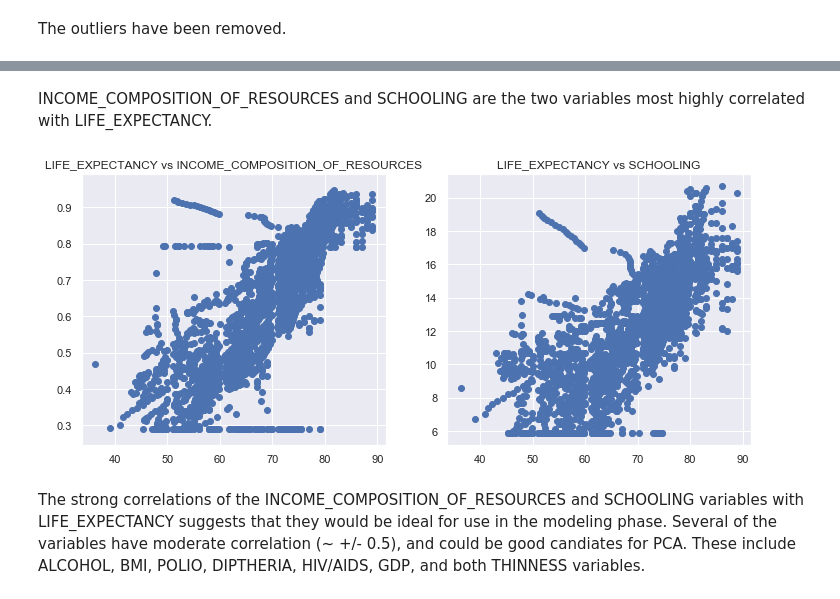
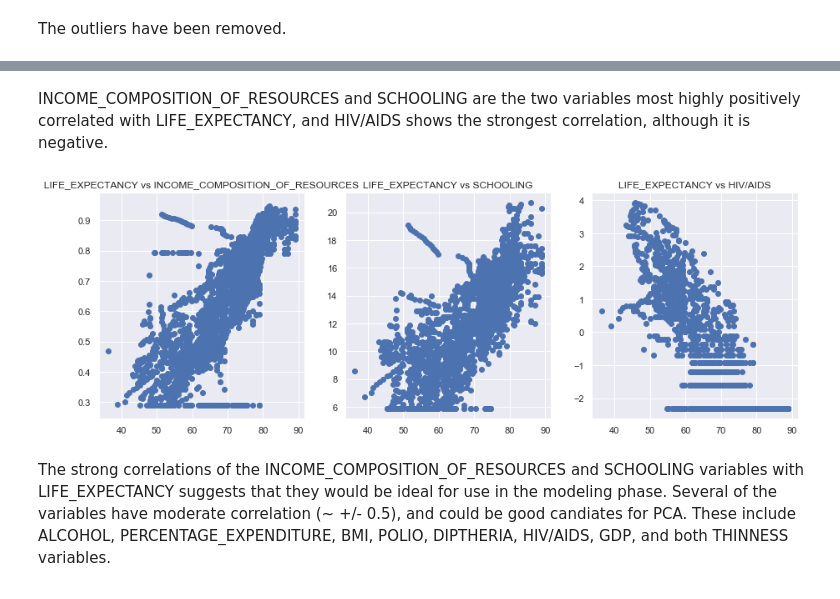
Before and after one commit to jlolavesen/thinkful, a Jupyter notebook: Mod17Challenge.ipynb, the cells around one changed output, grey strips where cells are left out. Saved outputs shown, nothing was run; the diff lists cells and outputs as text; code cells hidden in the pictures.

```diff
--- a/Mod17Challenge.ipynb
+++ b/Mod17Challenge.ipynb
@@ -61,8 +80,9 @@ lifex_df2.columns = lifex_df2.columns.str.upper()
 lifex_df2.columns = lifex_df2.columns.str.replace(' ', '_')
 # %%
 #filling in missing values
-columns = ["LIFE_EXPECTANCY", "ADULT_MORTALITY", "ALCOHOL", "HEPATITIS_B",
-           "BMI", "POLIO", "TOTAL_EXPENDITURE", "DIPHTHERIA", "GDP", "POPULATION",
+columns = ["LIFE_EXPECTANCY", "ADULT_MORTALITY", "ALCOHOL", "HEPATITIS_B", "INFANT_DEATHS",
+           "MEASLES", "UNDER-FIVE_DEATHS", "HIV/AIDS",
+           "BMI", "POLIO", "TOTAL_EXPENDITURE", "DIPHTHERIA", "GDP", "POPULATION", "PERCENTAGE_EXPENDITURE",
            "THINNESS__1-19_YEARS", "THINNESS_5-9_YEARS", "INCOME_COMPOSITION_OF_RESOURCES", "SCHOOLING"]
 
 #interpolate missing values
@@ -117,7 +183,4 @@ Both GDP and POPULATION appear to be good candidates for log transformation.
 # %%
-#log transform GDP and POPULATION
-lifex_df2["GDP"] = (np.log(lifex_df2["GDP"]))
-lifex_df2["POPULATION"] = (np.log(lifex_df2["POPULATION"]))
 
 #winsorize other variables with outliers or unexplained zeros
 lifex_df2["ADULT_MORTALITY"] = winsorize(lifex_df2["ADULT_MORTALITY"], (0.05, 0.05))
@@ -126,11 +189,27 @@ lifex_df2["TOTAL_EXPENDITURE"] = winsorize(lifex_df2["TOTAL_EXPENDITURE"], (0.05
 lifex_df2["DIPHTHERIA"] = winsorize(lifex_df2["DIPHTHERIA"], (0.1, 0))
 lifex_df2["THINNESS__1-19_YEARS"] = winsorize(lifex_df2["THINNESS__1-19_YEARS"], (0.05, 0.05))
 lifex_df2["THINNESS_5-9_YEARS"] = winsorize(lifex_df2["THINNESS_5-9_YEARS"], (0.05, 0.05))
+lifex_df2["INFANT_DEATHS"] = winsorize(lifex_df2["INFANT_DEATHS"], (0.05, 0))
+lifex_df2["MEASLES"] = winsorize(lifex_df2["MEASLES"], (0.05, 0))
+lifex_df2["UNDER-FIVE_DEATHS"] = winsorize(lifex_df2["UNDER-FIVE_DEATHS"], (0.05, 0))
+lifex_df2["HIV/AIDS"] = winsorize(lifex_df2["HIV/AIDS"], (0.05, 0))
+lifex_df2["PERCENTAGE_EXPENDITURE"] = winsorize(lifex_df2["PERCENTAGE_EXPENDITURE"], (0.05, 0))
 
 lifex_df2["INCOME_COMPOSITION_OF_RESOURCES"] = winsorize(lifex_df2["INCOME_COMPOSITION_OF_RESOURCES"], (0.05, 0))
 lifex_df2["SCHOOLING"] = winsorize(lifex_df2["SCHOOLING"], (0.05, 0))
 lifex_df2["HEPATITIS_B"] = winsorize(lifex_df2["HEPATITIS_B"], (0.05, 0))
 lifex_df2["ALCOHOL"] = winsorize(lifex_df2["ALCOHOL"], (0.05, 0))
+
+
+#log transform
+lifex_df2["GDP"] = (np.log(lifex_df2["GDP"]))
+lifex_df2["POPULATION"] = (np.log(lifex_df2["POPULATION"]))
+
+lifex_df2["INFANT_DEATHS"] = (np.log(lifex_df2["INFANT_DEATHS"]))
+lifex_df2["MEASLES"] = (np.log(lifex_df2["MEASLES"]))
+lifex_df2["UNDER-FIVE_DEATHS"] = (np.log(lifex_df2["UNDER-FIVE_DEATHS"]))
+lifex_df2["HIV/AIDS"] = (np.log(lifex_df2["HIV/AIDS"]))
+lifex_df2["PERCENTAGE_EXPENDITURE"] = (np.log(lifex_df2["PERCENTAGE_EXPENDITURE"]))
 # %%
 ## check again for outliers in boxplots
 
@@ -174,20 +253,24 @@ lifex_df2.corr()
 # %% [markdown]
-INCOME_COMPOSITION_OF_RESOURCES and SCHOOLING are the two variables most highly correlated with LIFE_EXPECTANCY.
+INCOME_COMPOSITION_OF_RESOURCES and SCHOOLING are the two variables most highly positively correlated with LIFE_EXPECTANCY, and HIV/AIDS shows the strongest correlation, although it is negative.
 # %%
 #generate scatter plots
 
-plt.figure(figsize=(12,5))
+plt.figure(figsize=(15,5))
 
-plt.subplot(1,2,1)
+plt.subplot(1,3,1)
 plt.scatter(lifex_df2["LIFE_EXPECTANCY"], lifex_df2["INCOME_COMPOSITION_OF_RESOURCES"])
 plt.title("LIFE_EXPECTANCY vs INCOME_COMPOSITION_OF_RESOURCES")
 
-plt.subplot(1,2,2)
+plt.subplot(1,3,2)
 plt.scatter(lifex_df2["LIFE_EXPECTANCY"], lifex_df2["SCHOOLING"])
 plt.title("LIFE_EXPECTANCY vs SCHOOLING")
 
+plt.subplot(1,3,3)
+plt.scatter(lifex_df2["LIFE_EXPECTANCY"], lifex_df2["HIV/AIDS"])
+plt.title("LIFE_EXPECTANCY vs HIV/AIDS")
+
 plt.show()
 # %% [output]
-[figure, old version]
+[figure, new version]
 # %% [markdown]
-The strong correlations of the INCOME_COMPOSITION_OF_RESOURCES and SCHOOLING variables with LIFE_EXPECTANCY suggests that they would be ideal for use in the modeling phase.  Several of the variables have moderate correlation (~ +/- 0.5), and could be good candiates for PCA.  These include ALCOHOL, BMI, POLIO, DIPTHERIA, HIV/AIDS, GDP, and both THINNESS variables.
+The strong correlations of the INCOME_COMPOSITION_OF_RESOURCES and SCHOOLING variables with LIFE_EXPECTANCY suggests that they would be ideal for use in the modeling phase.  Several of the variables have moderate correlation (~ +/- 0.5), and could be good candiates for PCA.  These include ALCOHOL, PERCENTAGE_EXPENDITURE, BMI, POLIO, DIPTHERIA, HIV/AIDS, GDP, and both THINNESS variables.
```
Also changed, not shown: parts of 9 cells of this notebook.
